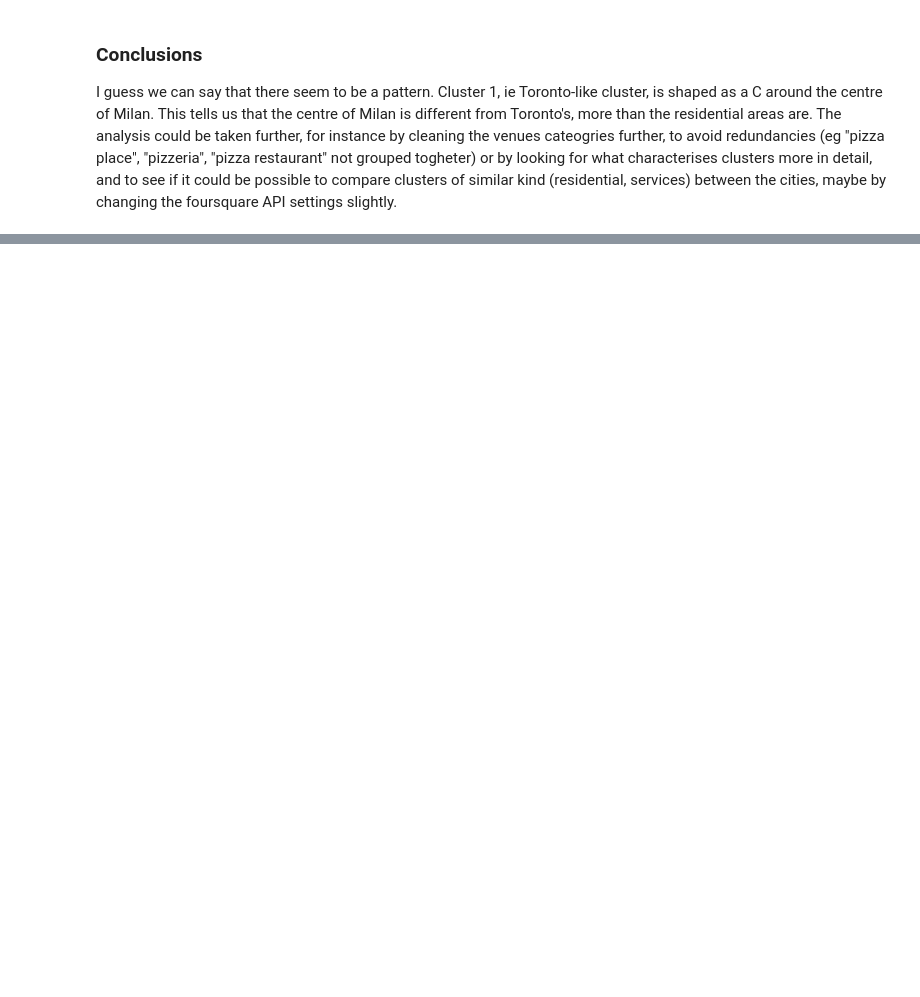
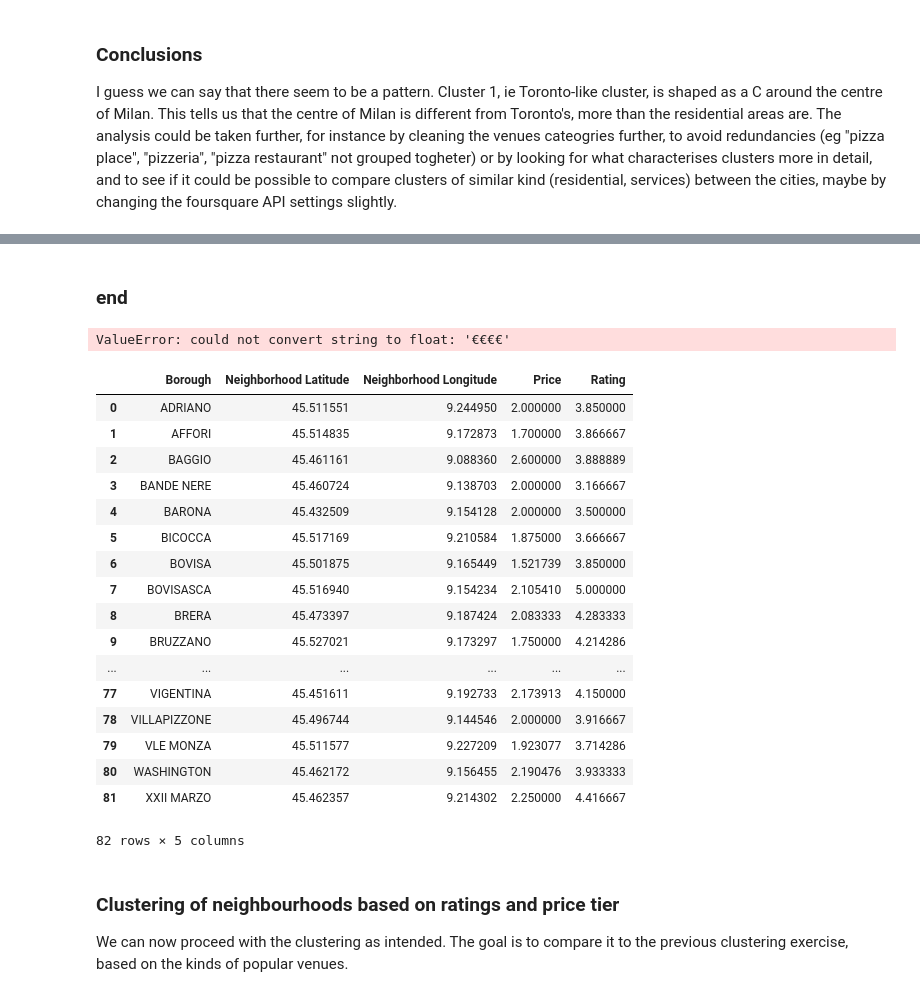
Before and after one commit to RaffaToSpace/Coursera_Capstone, a Jupyter notebook: Coursera_Capstone.ipynb, the cells around one changed output, grey strips where cells are left out. Saved outputs shown, nothing was run; the diff lists cells and outputs as text; code cells hidden in the pictures; blank space fills up the shorter version.

```diff
--- a/Coursera_Capstone.ipynb
+++ b/Coursera_Capstone.ipynb
@@ -805,0 +1203,34 @@ I guess we can say that there seem to be a pattern. Cluster 1, ie Toronto-like c
+# %% [markdown]
+### end
+# %%
+milan_venues_b_yelp=pd.read_excel("milan_ratings_yelp_rev_50_count_b.xls")
+# %%
+price_en={"Price":{"€":1.0,"€€":2.0,"€€€":3.0,"€€€€":4.0,"€€€€€":5.0}}
+milan_venues_b_yelp.replace(price_en,inplace=True)
+# %%
+milan_venues_b_yelp=milan_venues_b_yelp.astype({"Price":"float"})
+# %% [output]
+ValueError: could not convert string to float: '€€€€'
+# %%
+milan_grouped_yelp=milan_venues_b_yelp.groupby('Borough').mean().reset_index()
+# %%
+milan_grouped_yelp
+# %% [output]
+|  | Borough | Neighborhood Latitude | Neighborhood Longitude | Price | Rating |
+| 0 | ADRIANO | 45.511551 | 9.244950 | 2.000000 | 3.850000 |
+| 1 | AFFORI | 45.514835 | 9.172873 | 1.700000 | 3.866667 |
+| 2 | BAGGIO | 45.461161 | 9.088360 | 2.600000 | 3.888889 |
+| 3 | BANDE NERE | 45.460724 | 9.138703 | 2.000000 | 3.166667 |
+| 4 | BARONA | 45.432509 | 9.154128 | 2.000000 | 3.500000 |
+| 5 | BICOCCA | 45.517169 | 9.210584 | 1.875000 | 3.666667 |
+| 6 | BOVISA | 45.501875 | 9.165449 | 1.521739 | 3.850000 |
+| 7 | BOVISASCA | 45.516940 | 9.154234 | 2.105410 | 5.000000 |
+| 8 | BRERA | 45.473397 | 9.187424 | 2.083333 | 4.283333 |
+| 9 | BRUZZANO | 45.527021 | 9.173297 | 1.750000 | 4.214286 |
+| ... | ... | ... | ... | ... | ... |
+| 77 | VIGENTINA | 45.451611 | 9.192733 | 2.173913 | 4.150000 |
+| 78 | VILLAPIZZONE | 45.496744 | 9.144546 | 2.000000 | 3.916667 |
+| 79 | VLE MONZA | 45.511577 | 9.227209 | 1.923077 | 3.714286 |
+| 80 | WASHINGTON | 45.462172 | 9.156455 | 2.190476 | 3.933333 |
+| 81 | XXII MARZO | 45.462357 | 9.214302 | 2.250000 | 4.416667 |
+82 rows × 5 columns
@@ -805,0 +1241,3 @@ I guess we can say that there seem to be a pattern. Cluster 1, ie Toronto-like c
+# %% [markdown]
+### Clustering of neighbourhoods based on ratings and price tier
+We can now proceed with the clustering as intended. The goal is to compare it to the previous clustering exercise, based on the kinds of popular venues.
```
Also changed, not shown: parts of 60 cells of this notebook.
